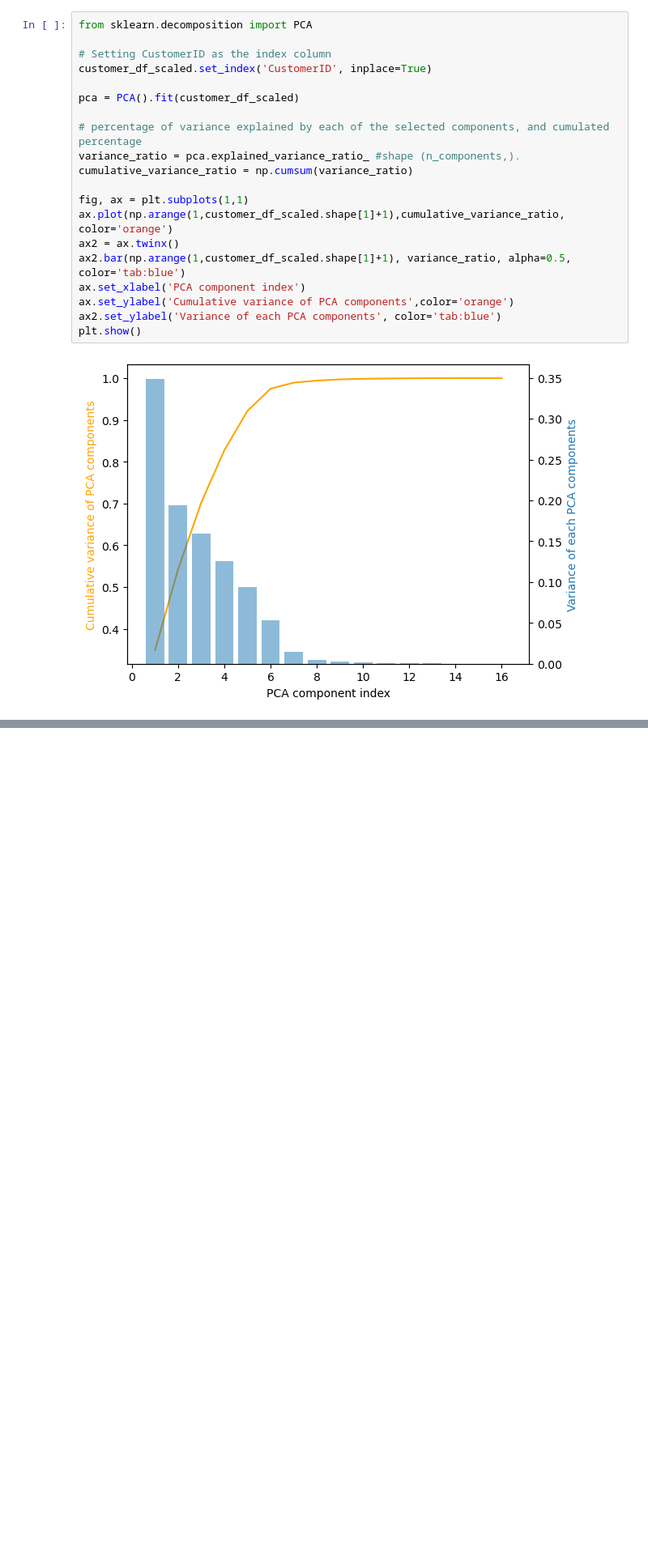
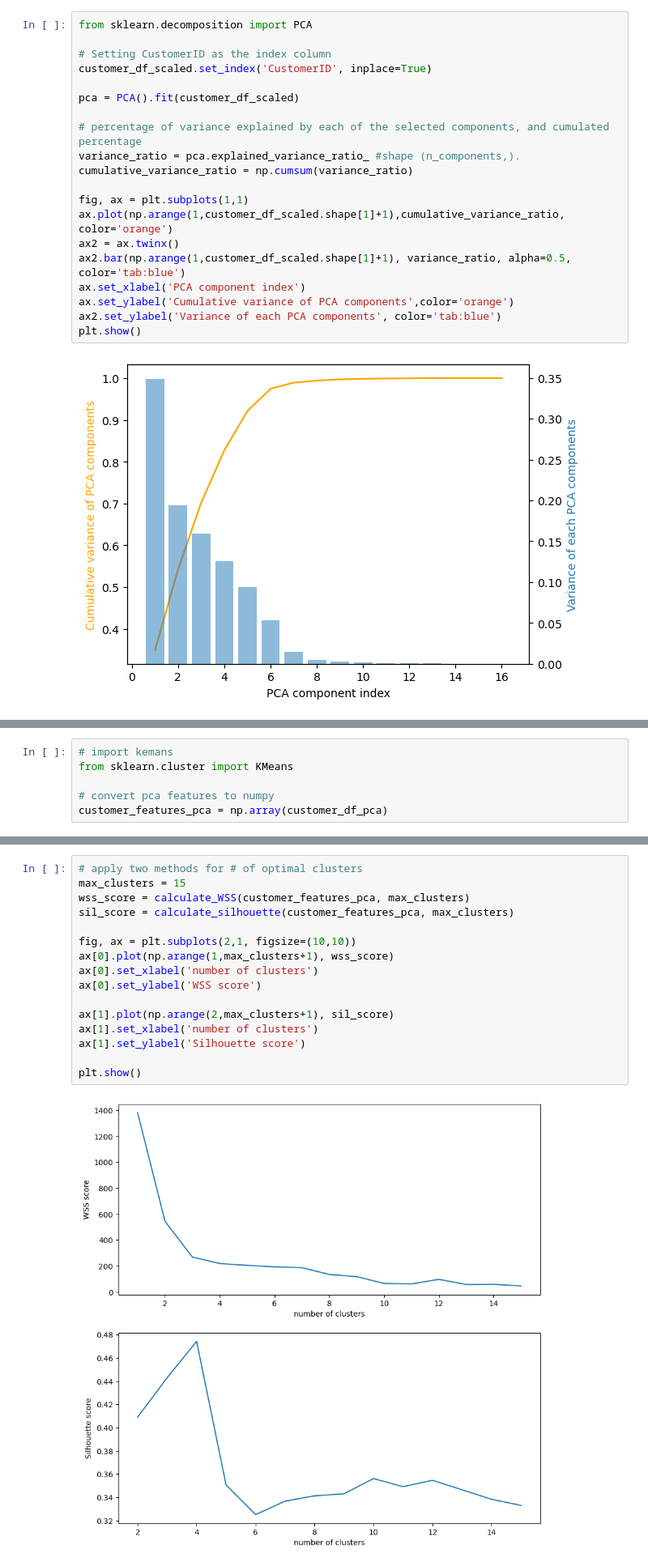
Before and after one commit to gzhang8763/ecommerce_timeseriesanalysis, a Jupyter notebook: e_commerce_analysis.ipynb, the cells around one changed output, grey strips where cells are left out. Shown at 81% size. Cells and saved outputs as stored; diff of their text form; blank space fills up the shorter version.

Commit message:
customer clustering

```diff
--- a/e_commerce_analysis.ipynb
+++ b/e_commerce_analysis.ipynb
@@ -1178,0 +1186,6 @@ customer_df_pca
+# %%
+# import kemans
+from sklearn.cluster import KMeans
+
+# convert pca features to numpy
+customer_features_pca = np.array(customer_df_pca)
@@ -1178,0 +1237,18 @@ customer_df_pca
+# %%
+# apply two methods for # of optimal clusters
+max_clusters = 15
+wss_score = calculate_WSS(customer_features_pca, max_clusters)
+sil_score = calculate_silhouette(customer_features_pca, max_clusters)
+
+fig, ax = plt.subplots(2,1, figsize=(10,10))
+ax[0].plot(np.arange(1,max_clusters+1), wss_score)
+ax[0].set_xlabel('number of clusters')
+ax[0].set_ylabel('WSS score')
+
+ax[1].plot(np.arange(2,max_clusters+1), sil_score)
+ax[1].set_xlabel('number of clusters')
+ax[1].set_ylabel('Silhouette score')
+
+plt.show()
+# %% [output]
+[figure, added]
```
Also changed, not shown: parts of 13 cells of this notebook.
